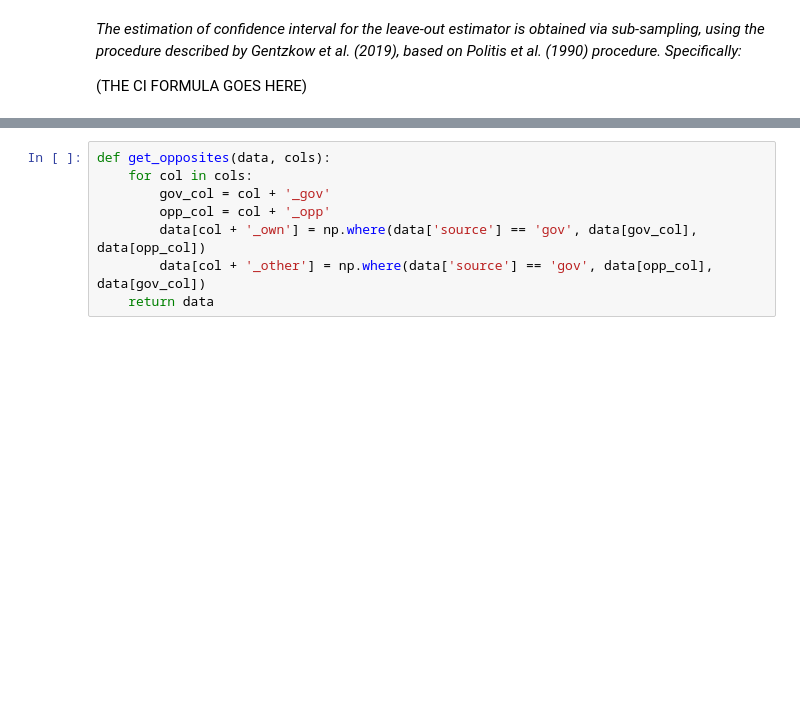
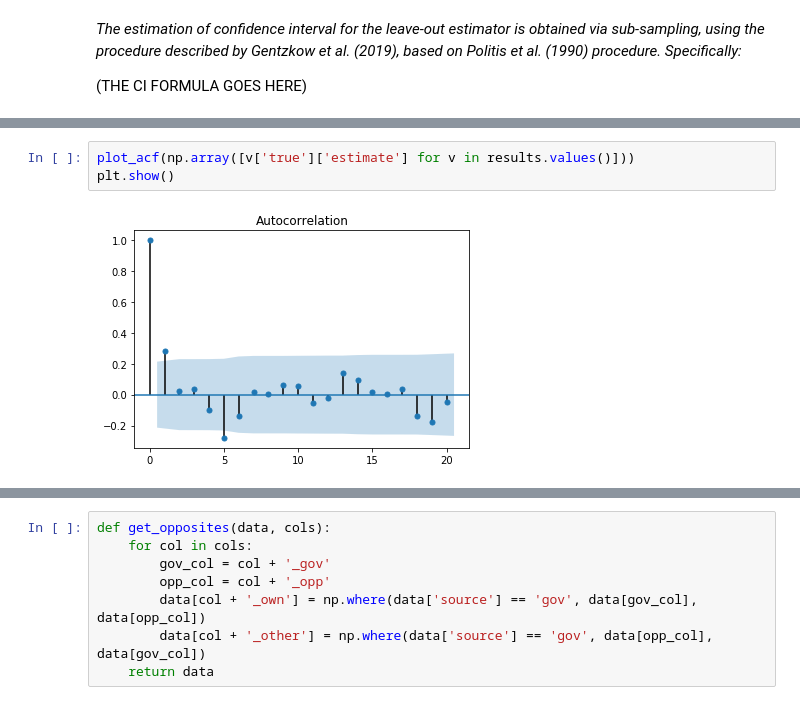
Before and after one commit to bodzioboo/twitter, a Jupyter notebook: notebooks/nlp/polarization.ipynb, the cells around one changed output, grey strips where cells are left out. Cells and saved outputs as stored; diff of their text form; blank space fills up the shorter version.

```diff
--- a/notebooks/nlp/polarization.ipynb
+++ b/notebooks/nlp/polarization.ipynb
@@ -79,0 +175,5 @@ $\hat{q}_{i,t} = c_{i,t} / m_{i,t}$ are the phrase frequencies for speaker $i$ a
+# %%
+plot_acf(np.array([v['true']['estimate'] for v in results.values()]))
+plt.show()
+# %% [output]
+[figure, added]
```
Also changed, not shown: parts of 78 cells of this notebook, 19 other files.
